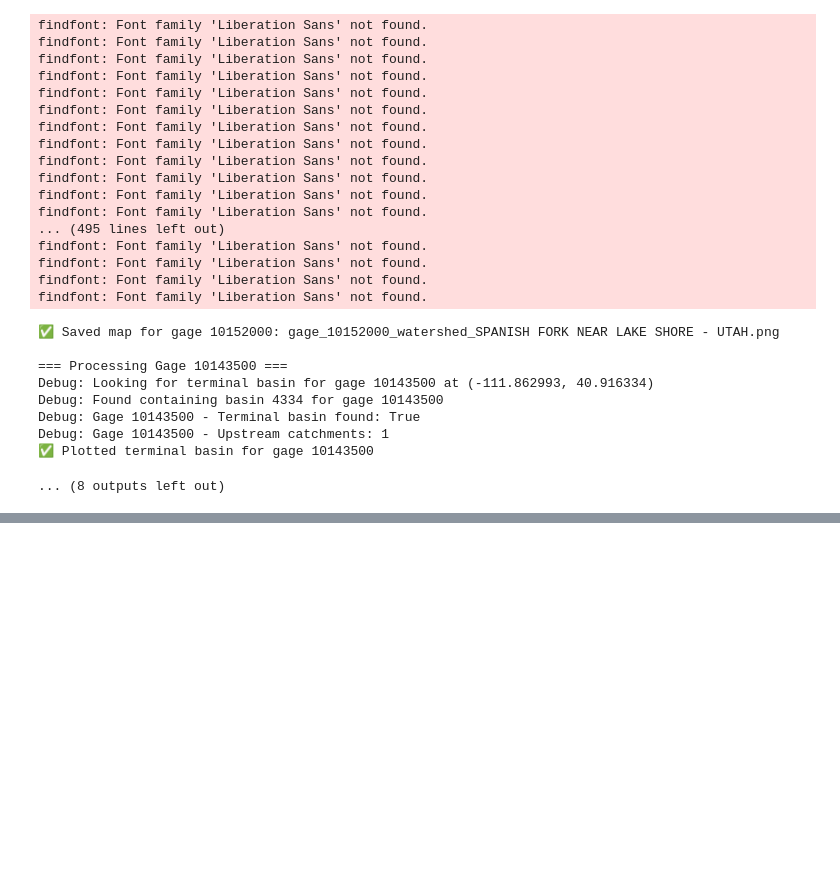
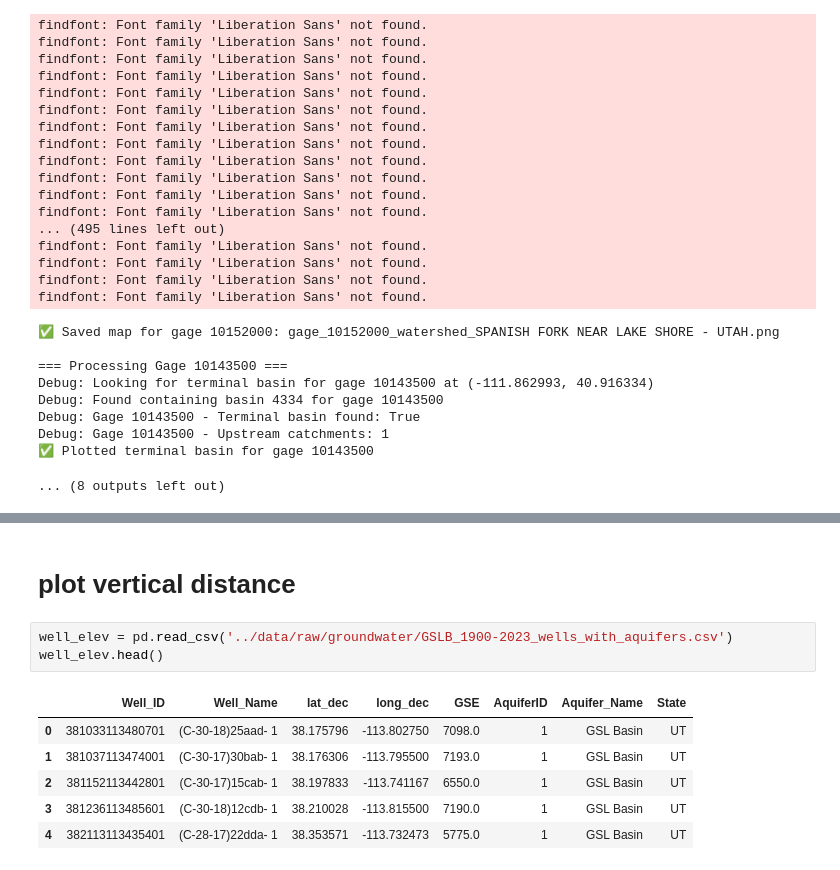
Before and after one commit to xueyil9/gwbase_clean, a Jupyter notebook: notebooks/07_mapping.ipynb, the cells around one changed output, grey strips where cells are left out. Saved outputs shown, nothing was run; the diff lists cells and outputs as text; blank space fills up the shorter version.

```diff
--- a/notebooks/07_mapping.ipynb
+++ b/notebooks/07_mapping.ipynb
@@ -881,0 +1416,12 @@ Debug: Gage 10143500 - Upstream catchments: 1
+# %% [markdown]
+# plot vertical distance
+# %%
+well_elev = pd.read_csv('../data/raw/groundwater/GSLB_1900-2023_wells_with_aquifers.csv')
+well_elev.head()
+# %% [output]
+|  | Well_ID | Well_Name | lat_dec | long_dec | GSE | AquiferID | Aquifer_Name | State |
+| 0 | 381033113480701 | (C-30-18)25aad- 1 | 38.175796 | -113.802750 | 7098.0 | 1 | GSL Basin | UT |
+| 1 | 381037113474001 | (C-30-17)30bab- 1 | 38.176306 | -113.795500 | 7193.0 | 1 | GSL Basin | UT |
+| 2 | 381152113442801 | (C-30-17)15cab- 1 | 38.197833 | -113.741167 | 6550.0 | 1 | GSL Basin | UT |
+| 3 | 381236113485601 | (C-30-18)12cdb- 1 | 38.210028 | -113.815500 | 7190.0 | 1 | GSL Basin | UT |
+| 4 | 382113113435401 | (C-28-17)22dda- 1 | 38.353571 | -113.732473 | 5775.0 | 1 | GSL Basin | UT |
```
Also changed, not shown: parts of 9 cells of this notebook.
